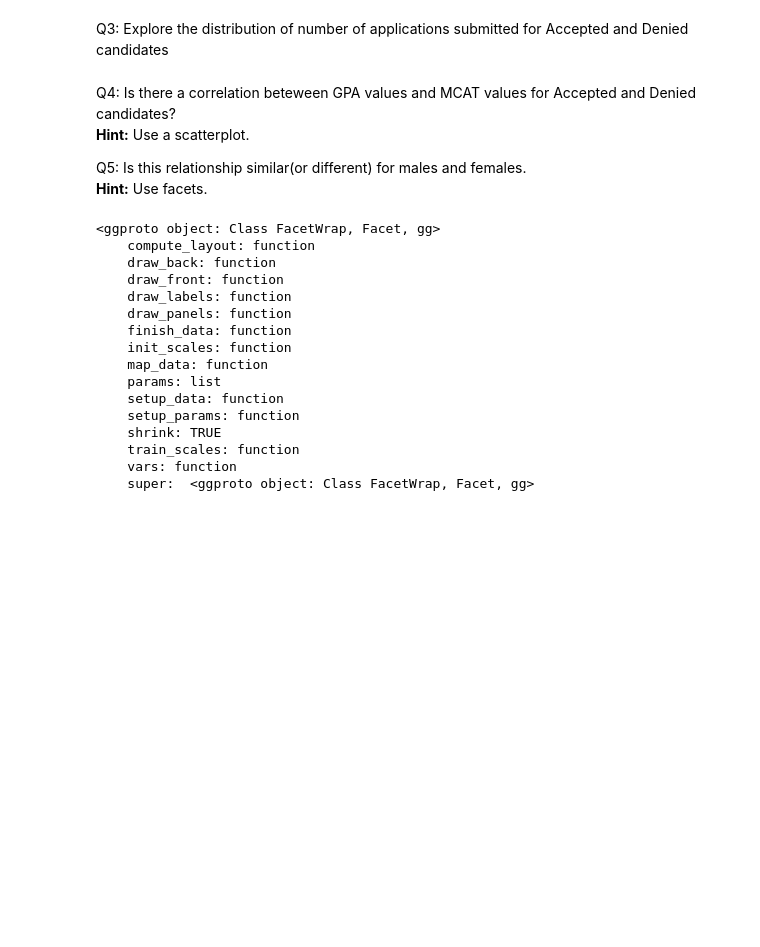
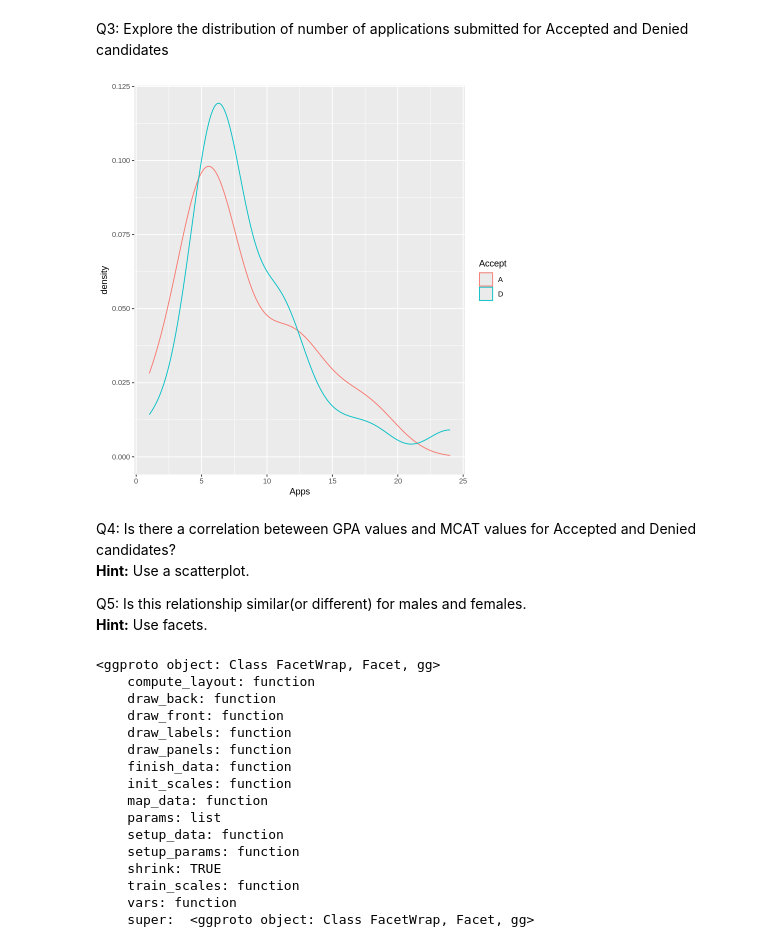
Before and after one commit to hibbyscus/Logistic_Regression, a Jupyter notebook: Logistic_Regression_Part2.ipynb, the cells around one changed output. Drawn from its saved outputs; the diff is of its cells as text; code cells hidden in the pictures; blank space fills up the shorter version.

```diff
--- a/Logistic_Regression_Part2.ipynb
+++ b/Logistic_Regression_Part2.ipynb
@@ -59,5 +66,12 @@ Q2: Explore the distribution of MCAT values for cccepted and denied candidates.
 # %% [markdown]
 Q3: Explore the distribution of number of applications submitted for Accepted and Denied candidates
+# %%
+mydata %>%
+  ggplot() +
+  aes(x = Apps, col = Accept) +
+  geom_density()
+# %% [output]
+[figure, added]
 # %% [markdown]
 Q4: Is there a correlation beteween GPA values and MCAT values for Accepted and Denied candidates?
 **Hint:** Use a scatterplot.
```
Also changed, not shown: parts of 9 cells of this notebook.
